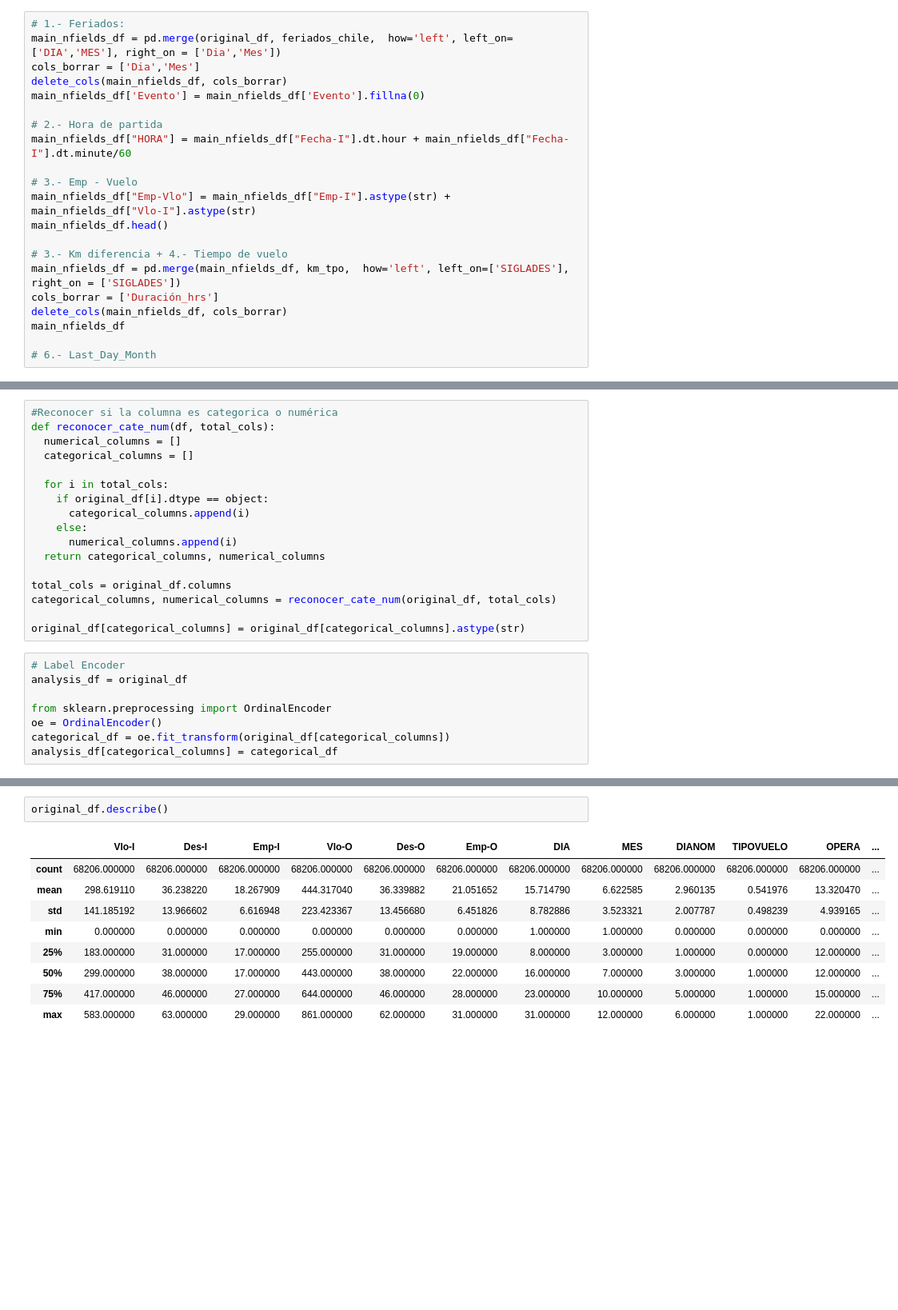
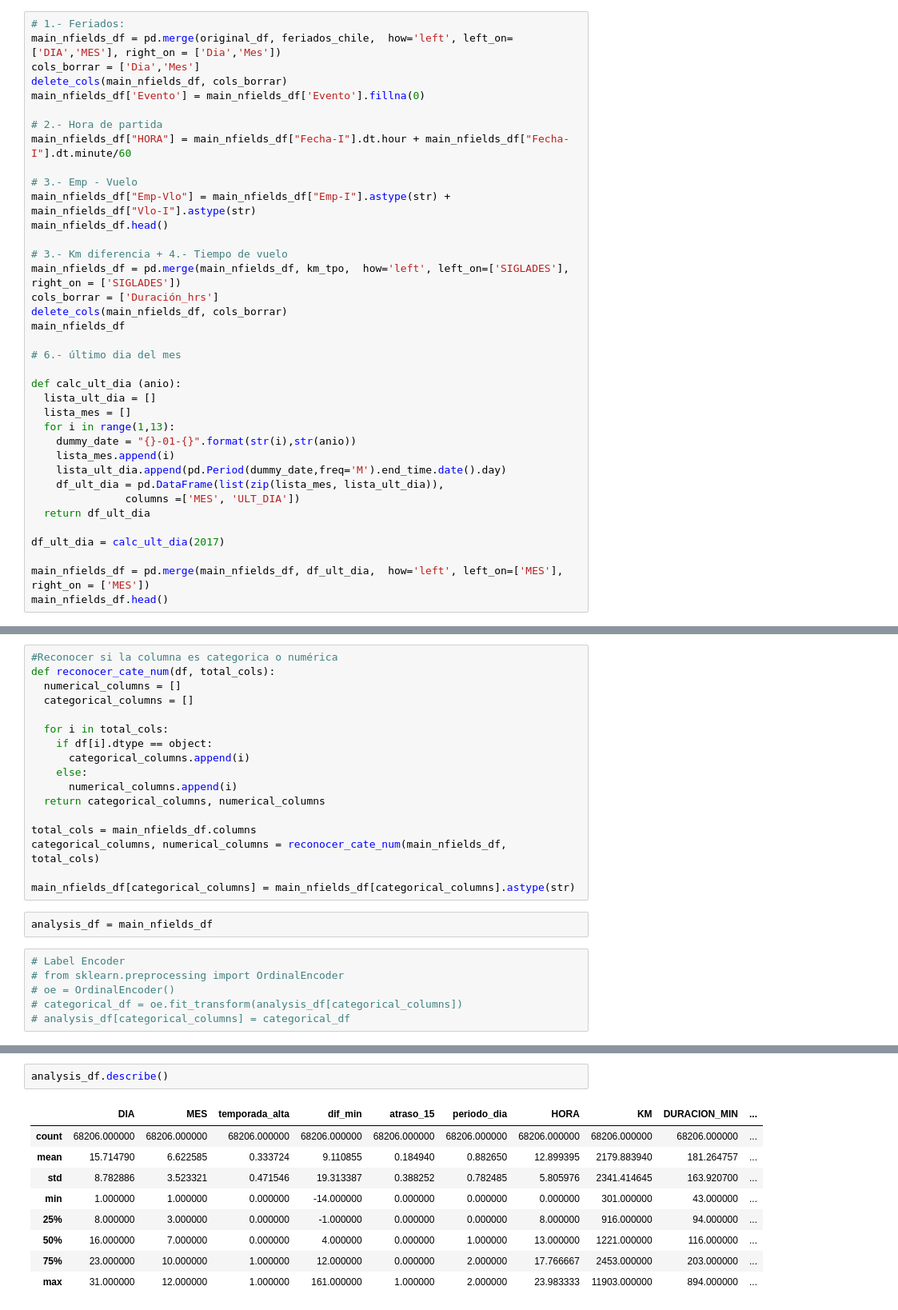
Before and after one commit to GuillermoBastian/LatamProject, a Jupyter notebook: solution.ipynb, the cells around one changed output, grey strips where cells are left out. Shown at 80% size. Cells and saved outputs as stored; diff of their text form; blank space fills up the shorter version.

```diff
--- a/solution.ipynb
+++ b/solution.ipynb
@@ -139,7 +147,23 @@ cols_borrar = ['Duración_hrs']
 delete_cols(main_nfields_df, cols_borrar)
 main_nfields_df
 
-# 6.- Last_Day_Month
+# 6.- último dia del mes
+
+def calc_ult_dia (anio):
+  lista_ult_dia = []
+  lista_mes = []
+  for i in range(1,13):
+    dummy_date = "{}-01-{}".format(str(i),str(anio))
+    lista_mes.append(i)
+    lista_ult_dia.append(pd.Period(dummy_date,freq='M').end_time.date().day)
+    df_ult_dia = pd.DataFrame(list(zip(lista_mes, lista_ult_dia)),
+               columns =['MES', 'ULT_DIA'])
+  return df_ult_dia
+
+df_ult_dia = calc_ult_dia(2017)
+
+main_nfields_df = pd.merge(main_nfields_df, df_ult_dia,  how='left', left_on=['MES'], right_on = ['MES'])
+main_nfields_df.head()
 # %% [output]
 OK: Columnas fueron borradas
 OK: Columnas fueron borradas
@@ -178,24 +189,24 @@ def reconocer_cate_num(df, total_cols):
   categorical_columns = []
 
   for i in total_cols:
-    if original_df[i].dtype == object:
+    if df[i].dtype == object:
       categorical_columns.append(i)
     else:
       numerical_columns.append(i)
   return categorical_columns, numerical_columns
 
-total_cols = original_df.columns
-categorical_columns, numerical_columns = reconocer_cate_num(original_df, total_cols)
+total_cols = main_nfields_df.columns
+categorical_columns, numerical_columns = reconocer_cate_num(main_nfields_df, total_cols)
 
-original_df[categorical_columns] = original_df[categorical_columns].astype(str)
+main_nfields_df[categorical_columns] = main_nfields_df[categorical_columns].astype(str)
+# %%
+analysis_df = main_nfields_df
 # %%
 # Label Encoder
-analysis_df = original_df
-
-from sklearn.preprocessing import OrdinalEncoder
-oe = OrdinalEncoder()
-categorical_df = oe.fit_transform(original_df[categorical_columns])
-analysis_df[categorical_columns] = categorical_df
+# from sklearn.preprocessing import OrdinalEncoder
+# oe = OrdinalEncoder()
+# categorical_df = oe.fit_transform(analysis_df[categorical_columns])
+# analysis_df[categorical_columns] = categorical_df
 # %%
 # Reconocer variables independientes del target
 ycols = ["atraso_15"]
@@ -209,17 +220,17 @@ def get_complement_columns(total_cols, excluded_cols):
 
 xcols = get_complement_columns(total_cols, ycols)
 # %%
-original_df.describe()
+analysis_df.describe()
 # %% [output]
-|  | Vlo-I | Des-I | Emp-I | Vlo-O | Des-O | Emp-O | DIA | MES | DIANOM | TIPOVUELO | OPERA | ... |
-| count | 68206.000000 | 68206.000000 | 68206.000000 | 68206.000000 | 68206.000000 | 68206.000000 | 68206.000000 | 68206.000000 | 68206.000000 | 68206.000000 | 68206.000000 | ... |
-| mean | 298.619110 | 36.238220 | 18.267909 | 444.317040 | 36.339882 | 21.051652 | 15.714790 | 6.622585 | 2.960135 | 0.541976 | 13.320470 | ... |
-| std | 141.185192 | 13.966602 | 6.616948 | 223.423367 | 13.456680 | 6.451826 | 8.782886 | 3.523321 | 2.007787 | 0.498239 | 4.939165 | ... |
-| min | 0.000000 | 0.000000 | 0.000000 | 0.000000 | 0.000000 | 0.000000 | 1.000000 | 1.000000 | 0.000000 | 0.000000 | 0.000000 | ... |
-| 25% | 183.000000 | 31.000000 | 17.000000 | 255.000000 | 31.000000 | 19.000000 | 8.000000 | 3.000000 | 1.000000 | 0.000000 | 12.000000 | ... |
-| 50% | 299.000000 | 38.000000 | 17.000000 | 443.000000 | 38.000000 | 22.000000 | 16.000000 | 7.000000 | 3.000000 | 1.000000 | 12.000000 | ... |
-| 75% | 417.000000 | 46.000000 | 27.000000 | 644.000000 | 46.000000 | 28.000000 | 23.000000 | 10.000000 | 5.000000 | 1.000000 | 15.000000 | ... |
-| max | 583.000000 | 63.000000 | 29.000000 | 861.000000 | 62.000000 | 31.000000 | 31.000000 | 12.000000 | 6.000000 | 1.000000 | 22.000000 | ... |
+|  | DIA | MES | temporada_alta | dif_min | atraso_15 | periodo_dia | HORA | KM | DURACION_MIN | ... |
+| count | 68206.000000 | 68206.000000 | 68206.000000 | 68206.000000 | 68206.000000 | 68206.000000 | 68206.000000 | 68206.000000 | 68206.000000 | ... |
+| mean | 15.714790 | 6.622585 | 0.333724 | 9.110855 | 0.184940 | 0.882650 | 12.899395 | 2179.883940 | 181.264757 | ... |
+| std | 8.782886 | 3.523321 | 0.471546 | 19.313387 | 0.388252 | 0.782485 | 5.805976 | 2341.414645 | 163.920700 | ... |
+| min | 1.000000 | 1.000000 | 0.000000 | -14.000000 | 0.000000 | 0.000000 | 0.000000 | 301.000000 | 43.000000 | ... |
+| 25% | 8.000000 | 3.000000 | 0.000000 | -1.000000 | 0.000000 | 0.000000 | 8.000000 | 916.000000 | 94.000000 | ... |
+| 50% | 16.000000 | 7.000000 | 0.000000 | 4.000000 | 0.000000 | 1.000000 | 13.000000 | 1221.000000 | 116.000000 | ... |
+| 75% | 23.000000 | 10.000000 | 1.000000 | 12.000000 | 0.000000 | 2.000000 | 17.766667 | 2453.000000 | 203.000000 | ... |
+| max | 31.000000 | 12.000000 | 1.000000 | 161.000000 | 1.000000 | 2.000000 | 23.983333 | 11903.000000 | 894.000000 | ... |
 # %%
 analysis_df[xcols].corr()["dif_min"]
 
```
Also changed, not shown: parts of 24 cells of this notebook.
